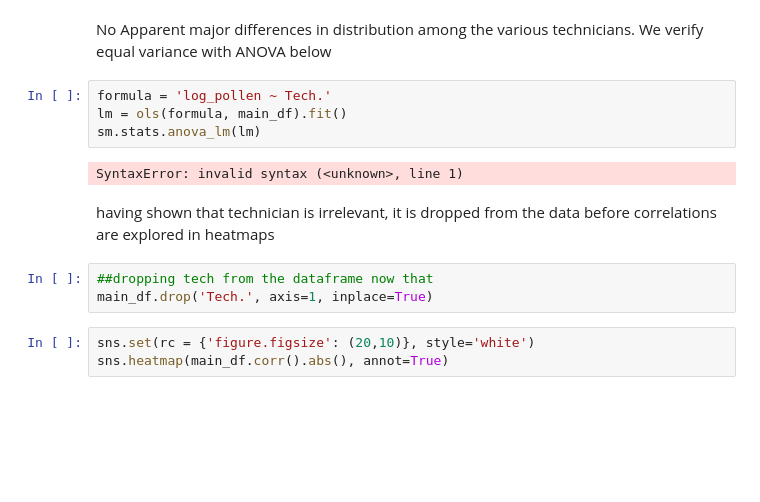
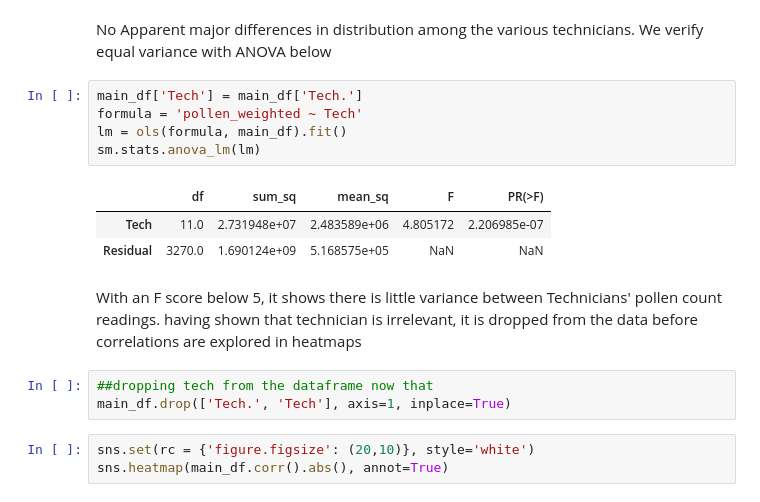
Before and after one commit to nikennedy/pollen_forecasting, a Jupyter notebook: final_notebook.ipynb, the cells around one changed output. Saved outputs shown, nothing was run; the diff lists cells and outputs as text; blank space fills up the shorter version.

Commit message:
anova for technician added

```diff
--- a/final_notebook.ipynb
+++ b/final_notebook.ipynb
@@ -223,16 +223,19 @@ for tech in set(master_df['Tech.'].values):
 # %% [markdown]
 No Apparent major differences in distribution among the various technicians. We verify equal variance with ANOVA below
 # %%
-formula = 'log_pollen ~ Tech.'
+main_df['Tech'] = main_df['Tech.']
+formula = 'pollen_weighted ~ Tech'
 lm = ols(formula, main_df).fit()
 sm.stats.anova_lm(lm)
 # %% [output]
-SyntaxError: invalid syntax (<unknown>, line 1)
+|  | df | sum_sq | mean_sq | F | PR(>F) |
+| Tech | 11.0 | 2.731948e+07 | 2.483589e+06 | 4.805172 | 2.206985e-07 |
+| Residual | 3270.0 | 1.690124e+09 | 5.168575e+05 | NaN | NaN |
 # %% [markdown]
-having shown that technician is irrelevant, it is dropped from the data before correlations are explored in heatmaps
+With an F score below 5, it shows there is little variance between Technicians' pollen count readings. having shown that technician is irrelevant, it is dropped from the data before correlations are explored in heatmaps
 # %%
 ##dropping tech from the dataframe now that
-main_df.drop('Tech.', axis=1, inplace=True)
+main_df.drop(['Tech.', 'Tech'], axis=1, inplace=True)
 # %%
 sns.set(rc = {'figure.figsize': (20,10)}, style='white')
 sns.heatmap(main_df.corr().abs(), annot=True)
```
Also changed, not shown: parts of 2 cells of this notebook.
